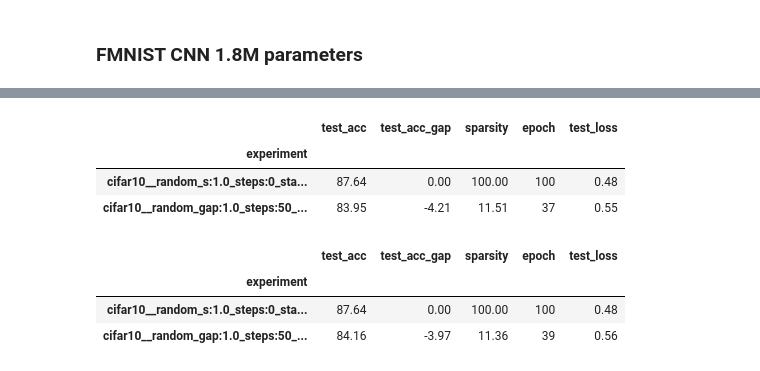
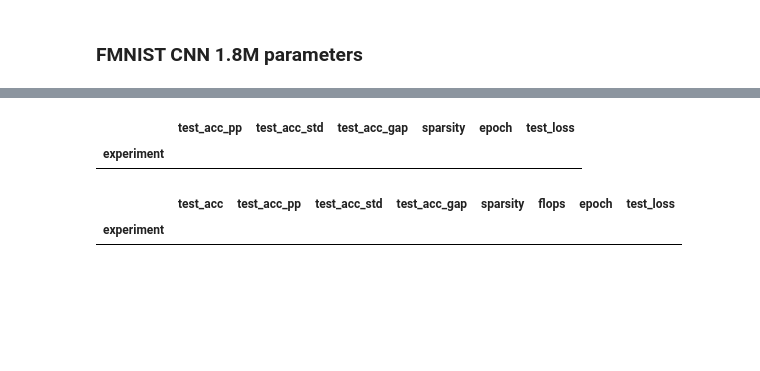
Before and after one commit to marcoancona/TorchPruner, a Jupyter notebook: experiments/results_cifar10.ipynb, the cells around one changed output, grey strips where cells are left out. Cells and saved outputs as stored; diff of their text form; code cells hidden in the pictures; blank space fills up the shorter version.

```diff
--- a/experiments/results_cifar10.ipynb
+++ b/experiments/results_cifar10.ipynb
@@ -9,7 +9,7 @@ import numpy as np
 # (in the same directory that your python process is based)
 # Control delimiters, rows, column names with read_csv (see later)
 pd.options.display.float_format = '{:,.2f}'.format
-data = pd.read_csv("/home/anconam/projects/Shapley_Pruning/experiments/results/log.csv.cifar10")
+data = pd.read_csv("/home/anconam/projects/Shapley_Pruning/experiments/results/log.csv")
 data['timestamp'].apply(lambda row: str(row))
-data.head()
+data.tail()
 # %% [output]
@@ -25,14 +25,18 @@ data.head()
 dataset = "cifar10"
 
 plot_df = data[data["experiment"].str.startswith(dataset)]
-# plot_df = plot_df[plot_df["timestamp"] >= "20200116T164457"]
-# plot_df = plot_df[~plot_df["experiment"].str.contains("prunedyn_sv")]
+# plot_df = plot_df[plot_df["timestamp"] >= "steps:1"]
+plot_df = plot_df[plot_df["experiment"].str.contains("gap:0")]
 # plot_df = plot_df[~plot_df["experiment"].str.contains("in1ep")]
 # plot_df = plot_df[~plot_df["experiment"].str.contains("random")]
 # plot_df = plot_df[~plot_df["experiment"].str.contains("30steps")]
 
 # Some processing
+# Some processing
 plot_df['test_acc'] *= 100
+plot_df['test_acc_pp'] *= 100
 plot_df['train_acc'] *= 100
+plot_df["total_time"] = plot_df["train_time"] + plot_df["prune_time"]
 plot_df["sparsity"] = plot_df["n_params"] / plot_df["n_params_full"] * 100
-plot_df["test_acc_gap"] = (plot_df["test_acc"] - plot_df["test_acc"].max()) / plot_df["test_acc"].max() * 100
+plot_df["test_acc_gap"] = (plot_df["test_acc"] - plot_df["test_acc"].max())
+plot_df["total_time_cum"] = plot_df.groupby(['experiment', 'timestamp'])['total_time'].apply(lambda x: x.cumsum())
@@ -39,25 +47,29 @@ plot_df["test_acc_gap"] = (plot_df["test_acc"] - plot_df["test_acc"].max()) / pl
 # %%
-# Rank pruning methods by Test Accuracy at the epoch of Minimum Test Loss
 df_join = plot_df.join(plot_df.groupby(["timestamp"])["test_loss"].min(), on="timestamp", rsuffix="_min")
 df_join = df_join[df_join["test_loss"] == df_join["test_loss_min"]]
+std = df_join.groupby(["experiment"]).std().sort_values(by=["test_acc"], ascending=False)
 df_join = df_join.groupby(["experiment"]).mean().sort_values(by=["test_acc"], ascending=False)
-df_join.filter(["experiment", "test_acc", "test_acc_gap", "sparsity", "epoch", "test_loss"])
+df_join["test_acc_std"] = std["test_acc"]
+df_join.filter(["experiment", "test_acc_pp","test_acc_std", "test_acc_gap", "sparsity", "epoch", "test_loss"])
 # %% [output]
-|  | test_acc | test_acc_gap | sparsity | epoch | test_loss |
-| experiment |  |  |  |  |  |
-| cifar10__random_s:1.0_steps:0_sta... | 87.64 | 0.00 | 100.00 | 100 | 0.48 |
-| cifar10__random_gap:1.0_steps:50_... | 83.95 | -4.21 | 11.51 | 37 | 0.55 |
+|  | test_acc_pp | test_acc_std | test_acc_gap | sparsity | epoch | test_loss |
+| experiment |  |  |  |  |  |  |
 # %%
 # Rank pruning methods by best test accuracy during training and sparsity at that stage
-df_join = plot_df.join(plot_df.groupby(["timestamp"])["test_acc"].max(), on="timestamp", rsuffix="_max")
+# df_join = plot_df[plot_df["sparsity"] < 100]
+# df_join = df_join[df_join["epoch"] > 25]
+
+df_join = plot_df[plot_df["epoch"] == 25]
+df_join = df_join.join(df_join.groupby(["timestamp"])["test_acc"].max(), on="timestamp", rsuffix="_max")
 df_join = df_join[df_join["test_acc"] == df_join["test_acc_max"]]
+std = df_join.groupby(["experiment"]).std().sort_values(by=["test_acc"], ascending=False)
 df_join = df_join.groupby(["experiment"]).mean().sort_values(by=["test_acc"], ascending=False)
-df_join.filter(["experiment", "test_acc", "test_acc_gap", "sparsity", "epoch", "test_loss"])
+df_join["test_acc_std"] = std["test_acc"]
+
+df_join.filter(["experiment", "test_acc","test_acc_pp", "test_acc_std", "test_acc_gap", "layers", "sparsity", "flops", "epoch", "test_loss"])
 # %% [output]
-|  | test_acc | test_acc_gap | sparsity | epoch | test_loss |
-| experiment |  |  |  |  |  |
-| cifar10__random_s:1.0_steps:0_sta... | 87.64 | 0.00 | 100.00 | 100 | 0.48 |
-| cifar10__random_gap:1.0_steps:50_... | 84.16 | -3.97 | 11.36 | 39 | 0.56 |
+|  | test_acc | test_acc_pp | test_acc_std | test_acc_gap | sparsity | flops | epoch | test_loss |
+| experiment |  |  |  |  |  |  |  |  |
 # %%
 
 
```
Also changed, not shown: parts of 3 cells of this notebook, 52 other files.
